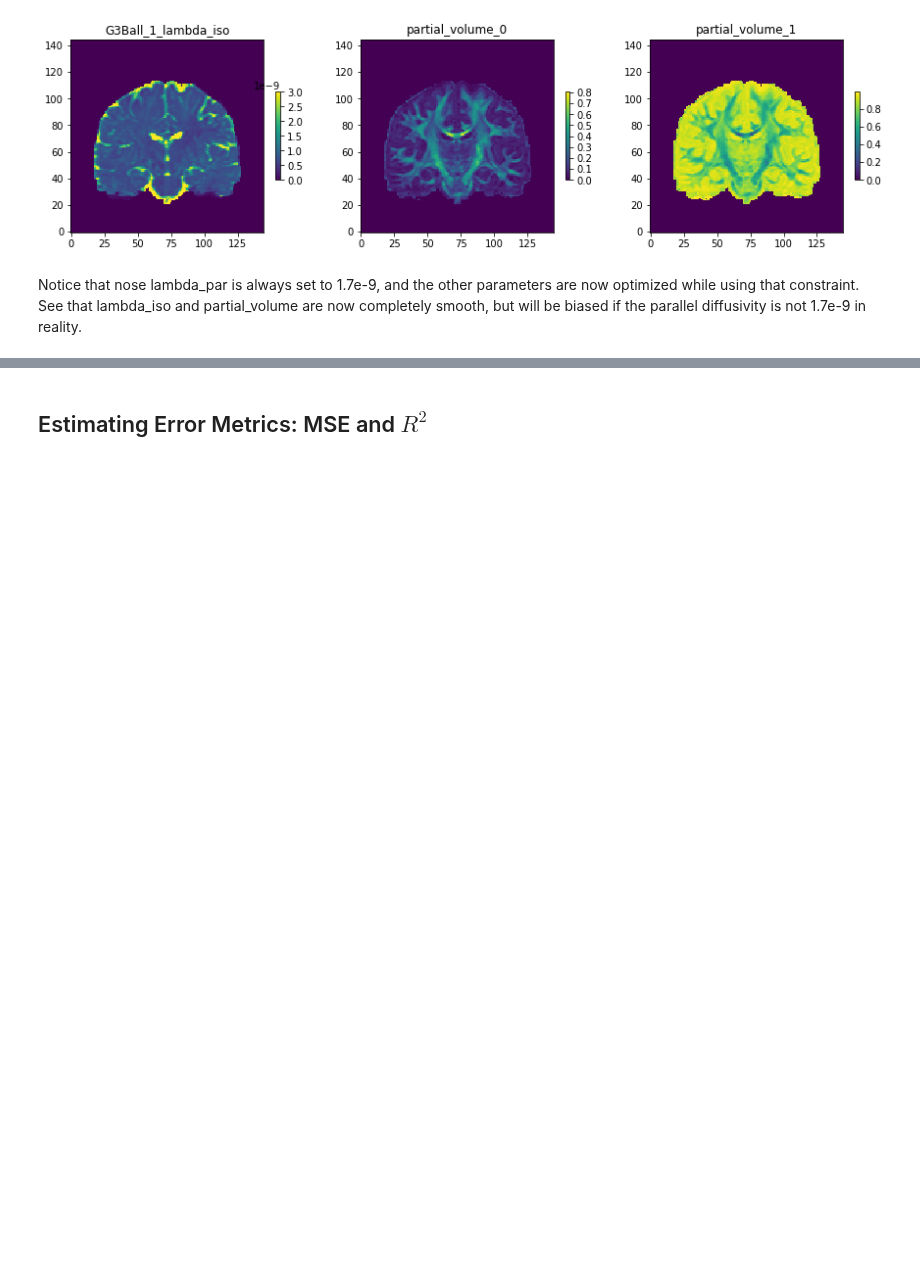
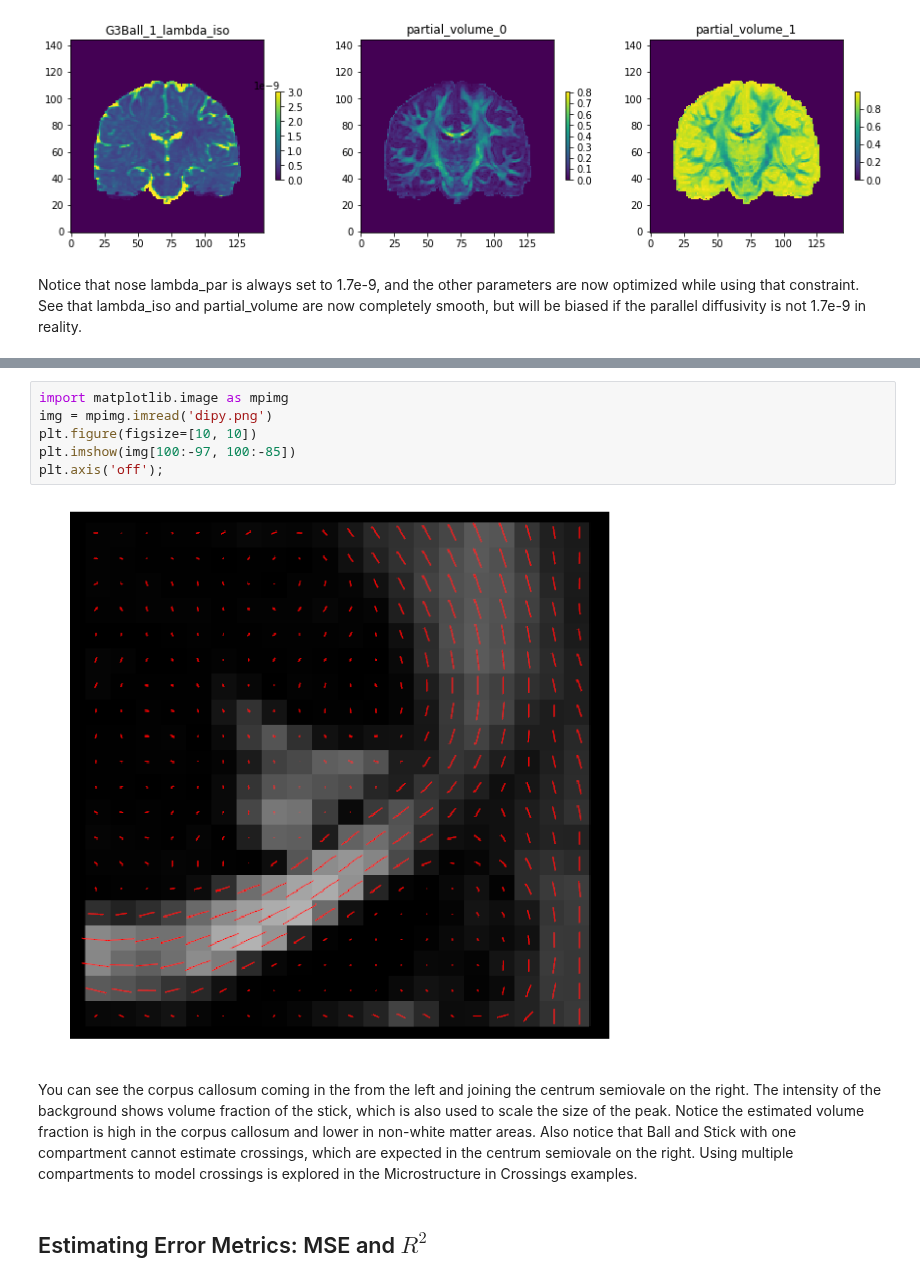
Before and after one commit to AthenaEPI/dmipy, a Jupyter notebook: examples/example_ball_and_stick.ipynb, the cells around one changed output, grey strips where cells are left out. Saved outputs shown, nothing was run; the diff lists cells and outputs as text; blank space fills up the shorter version.

Commit message:
added peaks illustration to ball and stick

```diff
--- a/examples/example_ball_and_stick.ipynb
+++ b/examples/example_ball_and_stick.ipynb
@@ -99,3 +124,13 @@ Notice that nose lambda_par is always set to 1.7e-9, and the other parameters ar
+# %%
+import matplotlib.image as mpimg
+img = mpimg.imread('dipy.png')
+plt.figure(figsize=[10, 10])
+plt.imshow(img[100:-97, 100:-85])
+plt.axis('off');
+# %% [output]
+[figure, added]
+# %% [markdown]
+You can see the corpus callosum coming in the from the left and joining the centrum semiovale on the right. The intensity of the background shows volume fraction of the stick, which is also used to scale the size of the peak. Notice the estimated volume fraction is high in the corpus callosum and lower in non-white matter areas. Also notice that Ball and Stick with one compartment cannot estimate crossings, which are expected in the centrum semiovale on the right. Using multiple compartments to model crossings is explored in the Microstructure in Crossings examples.
 # %% [markdown]
 ## Estimating Error Metrics: MSE and $R^2$
 # %% [markdown]
```
Also changed, not shown: parts of 5 cells of this notebook.
